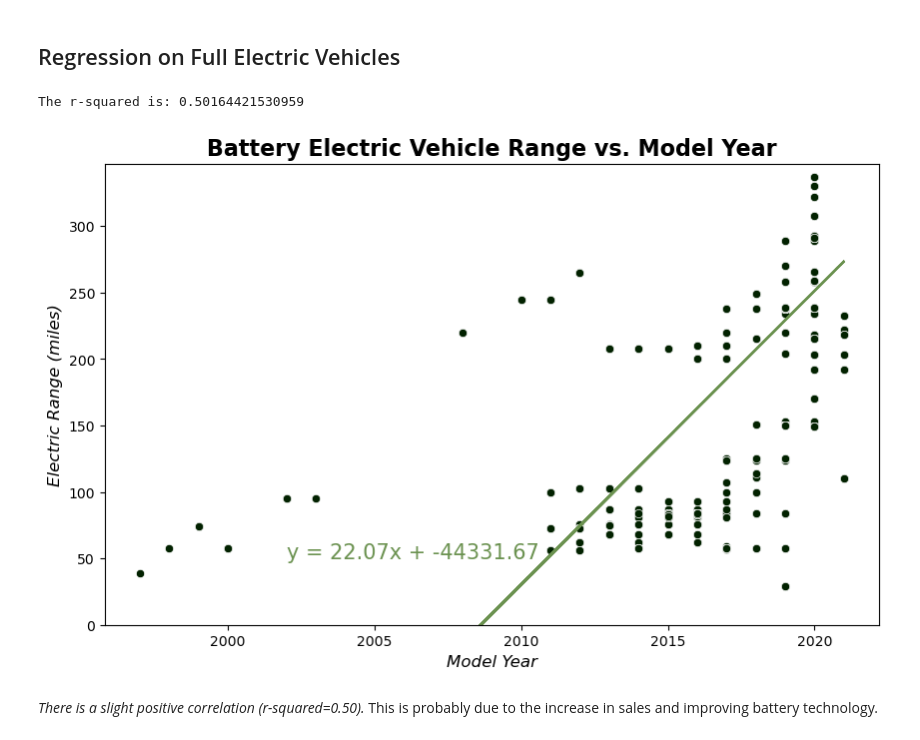
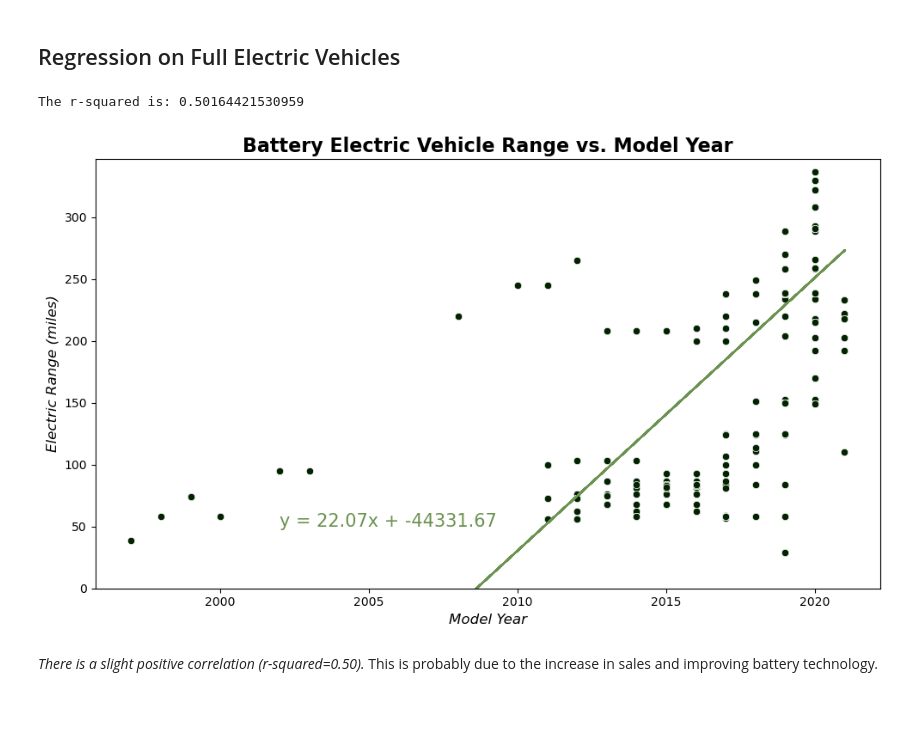
Before and after one commit to wrp94/project-1-group-02, a Jupyter notebook: regressions/linear_regression.ipynb, the cells around one changed output. Drawn from its saved outputs; the diff is of its cells as text; code cells hidden in the pictures; blank space fills up the shorter version.

```diff
--- a/regressions/linear_regression.ipynb
+++ b/regressions/linear_regression.ipynb
@@ -118,33 +120,34 @@ full_electric_range = full_electric_df["Electric Range"]
 
 # perform linear regression
 (full_electric_slope, full_electric_intercept, full_electric_rvalue, pvalue, stderr) = linregress(full_electric_model_year, full_electric_range)
 full_electric_line_eq = f"y = {full_electric_slope:.2f}x + {full_electric_intercept:.2f}"
 full_electric_regress_values = full_electric_slope * full_electric_model_year + full_electric_intercept
 
 # set up plot
 plt.figure(figsize=(10, 6),)
 
 # plot
 sns.scatterplot(x=full_electric_model_year, y=full_electric_range, color="#022200")
 plt.plot(full_electric_model_year, full_electric_regress_values, color="#6B9250")
 
 # format plot
 plt.title("Battery Electric Vehicle Range vs. Model Year", fontsize=16, fontweight="bold")
 plt.ylabel("Electric Range (miles)", fontsize=12, fontstyle="italic")
 plt.xlabel("Model Year", fontsize=12, fontstyle="italic")
 plt.ylim(0, full_electric_range.max() + 10)
 
 # add regression line equation
 plt.annotate(full_electric_line_eq, (2002, 50), fontsize=15, color="#6B9250")
 
 # print r-squared
 print(f"The r-squared is: {full_electric_rvalue**2}")
 
 # save/show plot
+plt.tight_layout()
 plt.savefig("images/full_electric_regression.png")
 plt.show()
 # %% [output]
 The r-squared is: 0.50164421530959
-[figure, old version]
+[figure, new version]
 # %% [markdown]
 *There is a slight positive correlation (r-squared=0.50).* This is probably due to the increase in sales and improving battery technology.
```
Also changed, not shown: parts of 2 cells of this notebook, 3 other files.
